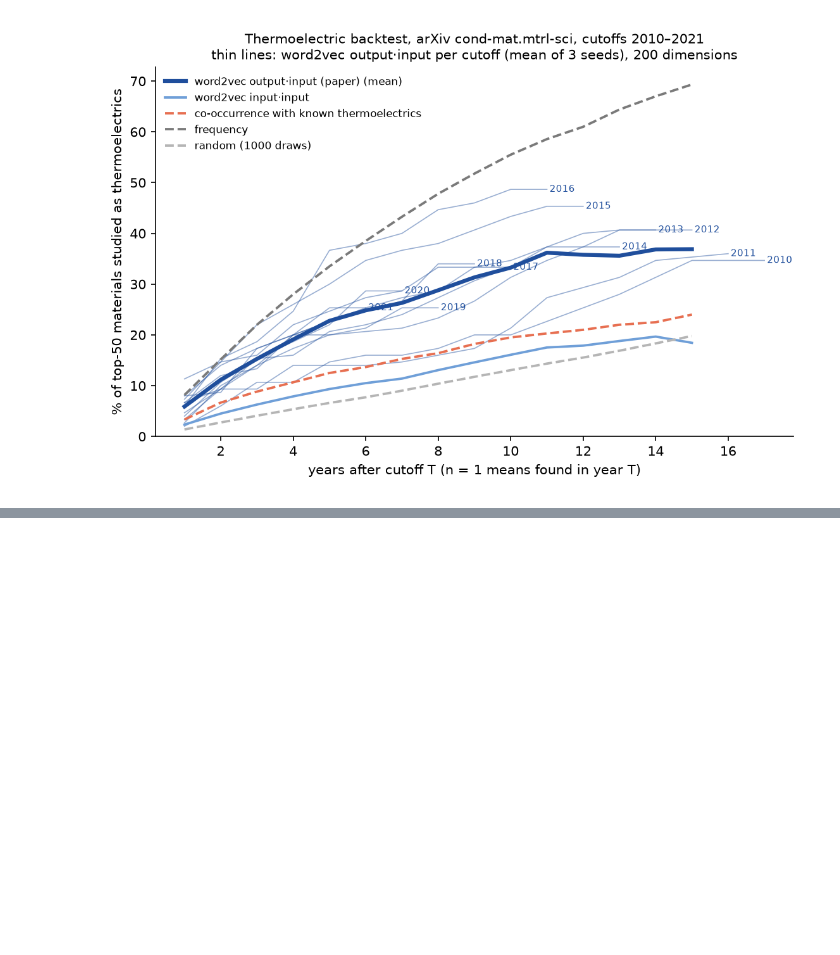
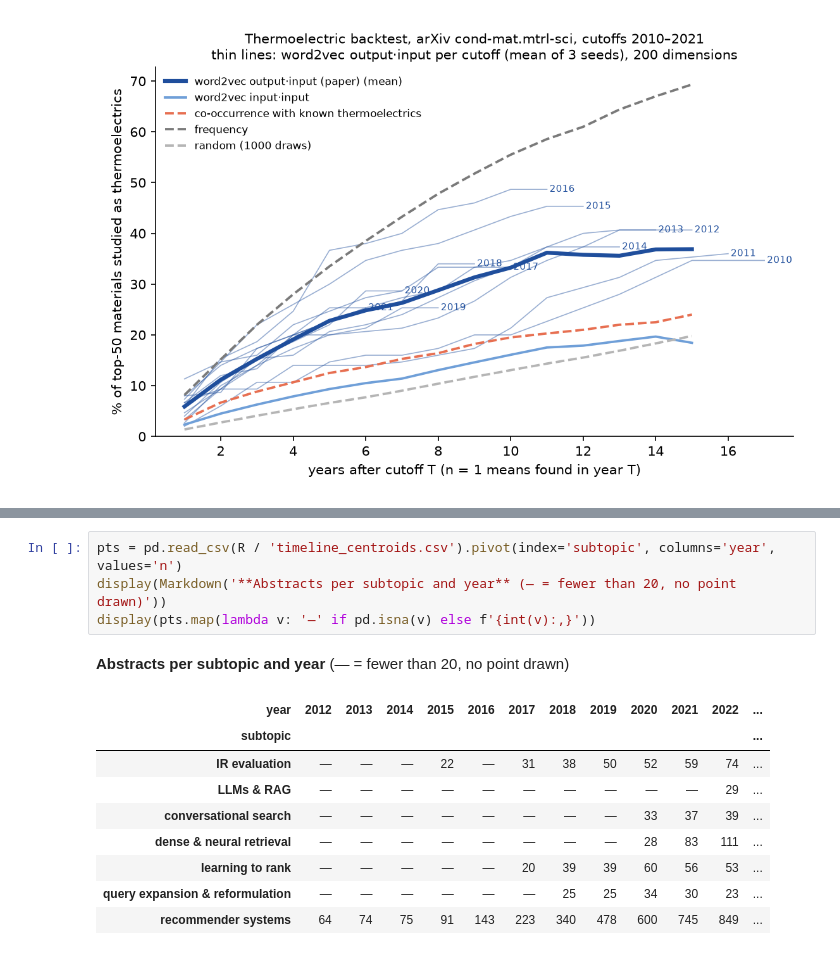
Before and after one commit to alexandre2004costa/mat2vec_IR_experiment, a Jupyter notebook: reproduce.ipynb, the cells around one changed output, grey strips where cells are left out. Cells and saved outputs as stored; diff of their text form; blank space fills up the shorter version.

```diff
--- a/reproduce.ipynb
+++ b/reproduce.ipynb
@@ -474,0 +605,15 @@ Nearest neighbours (input vectors, top 8, terms in the candidate vocabulary):
+# %%
+pts = pd.read_csv(R / 'timeline_centroids.csv').pivot(index='subtopic', columns='year', values='n')
+display(Markdown('**Abstracts per subtopic and year** (— = fewer than 20, no point drawn)'))
+display(pts.map(lambda v: '—' if pd.isna(v) else f'{int(v):,}'))
+# %% [output]
+**Abstracts per subtopic and year** (— = fewer than 20, no point drawn)
+| year | 2012 | 2013 | 2014 | 2015 | 2016 | 2017 | 2018 | 2019 | 2020 | 2021 | 2022 | ... |
+| subtopic |  |  |  |  |  |  |  |  |  |  |  | ... |
+| IR evaluation | — | — | — | 22 | — | 31 | 38 | 50 | 52 | 59 | 74 | ... |
+| LLMs & RAG | — | — | — | — | — | — | — | — | — | — | 29 | ... |
+| conversational search | — | — | — | — | — | — | — | — | 33 | 37 | 39 | ... |
+| dense & neural retrieval | — | — | — | — | — | — | — | — | 28 | 83 | 111 | ... |
+| learning to rank | — | — | — | — | — | 20 | 39 | 39 | 60 | 56 | 53 | ... |
+| query expansion & reformulation | — | — | — | — | — | — | 25 | 25 | 34 | 30 | 23 | ... |
+| recommender systems | 64 | 74 | 75 | 91 | 143 | 223 | 340 | 478 | 600 | 745 | 849 | ... |
```
Also changed, not shown: parts of 57 cells of this notebook, 7 other files.
